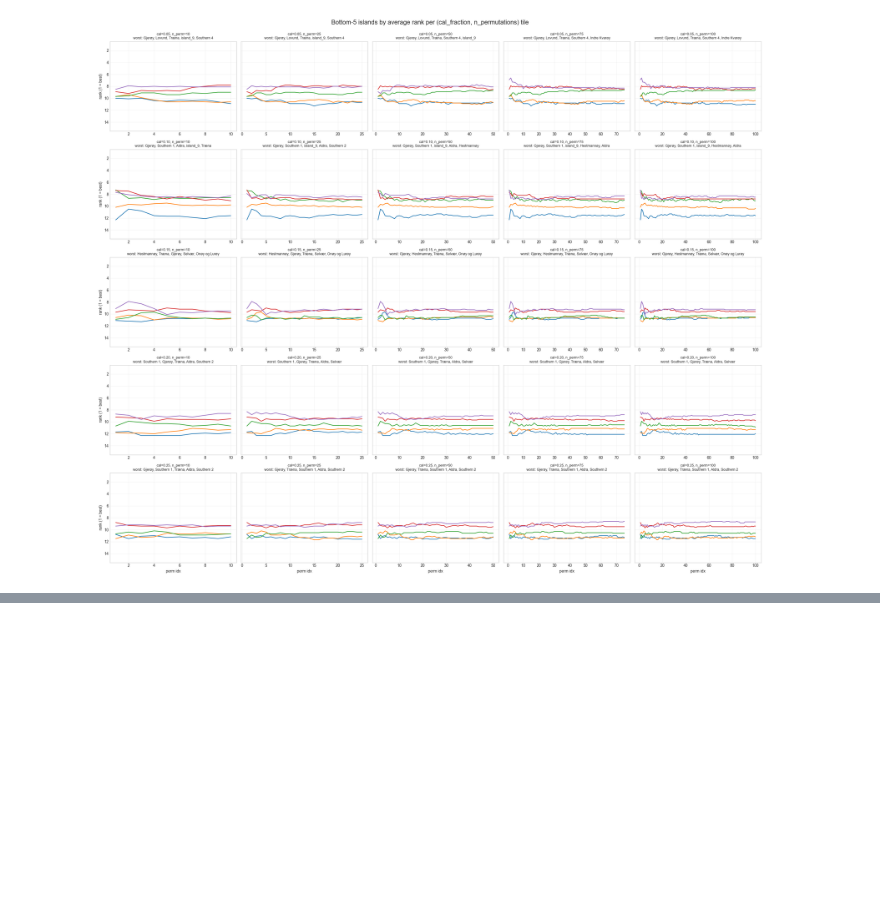
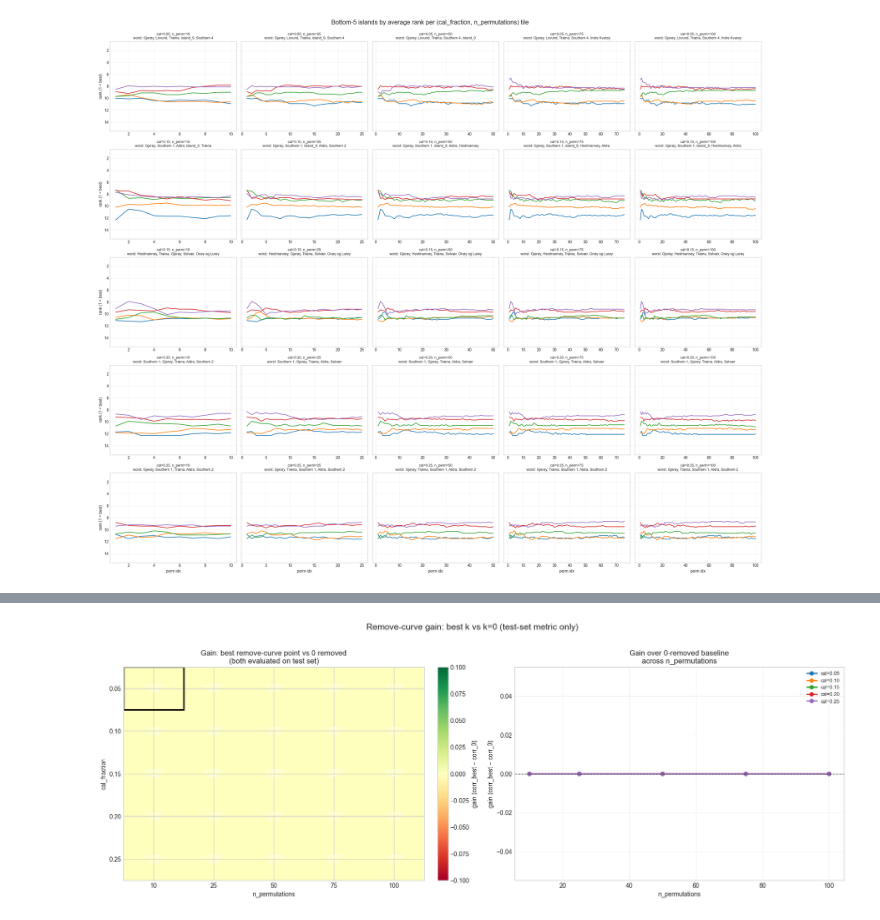
Before and after one commit to simennes/Master_thesis, a Jupyter notebook: notebooks/analyze_tmc_shapley_sweep2.ipynb, the cells around one changed output, grey strips where cells are left out. Saved outputs shown, nothing was run; the diff lists cells and outputs as text; code cells hidden in the pictures; blank space fills up the shorter version.

```diff
--- a/notebooks/analyze_tmc_shapley_sweep2.ipynb
+++ b/notebooks/analyze_tmc_shapley_sweep2.ipynb
@@ -424,3 +424,99 @@ fig.tight_layout()
 plt.show()
 # %% [output]
 [figure]
+# %%
+# Recompute gain: best remove-curve score vs n_removed=0 (both on TEST set)
+import matplotlib.colors as mcolors
+
+# Shapley remove-curve summary (already aggregated across repeats)
+shap_rc = remove_summary_df[remove_summary_df["method"] == "shapley_mean"].copy()
+
+# Baseline: n_removed=0 (all islands, evaluated on test set)
+baseline = (
+    shap_rc[shap_rc["n_removed"] == 0]
+    .rename(columns={"corr_mean": "corr_baseline"})
+    [["n_permutations", "cal_fraction", "corr_baseline"]]
+)
+
+# Best n_removed per (n_permutations, cal_fraction) cell
+best_idx = shap_rc.groupby(["n_permutations", "cal_fraction"])["corr_mean"].idxmax()
+best = shap_rc.loc[best_idx, ["n_permutations", "cal_fraction", "n_removed", "corr_mean"]].copy()
+best = best.rename(columns={"corr_mean": "corr_best", "n_removed": "best_n_removed"})
+
+# Merge and compute gain over baseline
+gain_df = best.merge(baseline, on=["n_permutations", "cal_fraction"])
+gain_df["gain_over_baseline"] = gain_df["corr_best"] - gain_df["corr_baseline"]
+
+print("Gain table (best remove-curve point vs n_removed=0, both on test set):")
+display(gain_df.sort_values(["cal_fraction", "n_permutations"]))
+
+# --- Annotated heatmap ---
+gain_grid = (
+    gain_df.pivot(index="cal_fraction", columns="n_permutations", values="gain_over_baseline")
+    .sort_index(axis=0).sort_index(axis=1)
+)
+best_n_grid = (
+    gain_df.pivot(index="cal_fraction", columns="n_permutations", values="best_n_removed")
+    .sort_index(axis=0).sort_index(axis=1)
+)
+corr0_grid = (
+    gain_df.pivot(index="cal_fraction", columns="n_permutations", values="corr_baseline")
+    .sort_index(axis=0).sort_index(axis=1)
+)
+corr_best_grid = (
+    gain_df.pivot(index="cal_fraction", columns="n_permutations", values="corr_best")
+    .sort_index(axis=0).sort_index(axis=1)
+)
+
+vals = gain_grid.to_numpy(dtype=float)
+vmin, vmax = np.nanmin(vals), np.nanmax(vals)
+
+if vmin < 0 < vmax:
+    norm = mcolors.TwoSlopeNorm(vmin=vmin, vcenter=0.0, vmax=vmax)
+else:
+    norm = mcolors.Normalize(vmin=vmin, vmax=vmax)
+
+fig, axes = plt.subplots(1, 2, figsize=(17, 6.2))
+
+# Panel A: annotated heatmap of gain
+ax = axes[0]
+im = ax.imshow(gain_grid.values, aspect="auto", cmap="RdYlGn", norm=norm)
+ax.set_title("Gain: best remove-curve point vs 0 removed\n(both evaluated on test set)")
+ax.set_xlabel("n_permutations")
+ax.set_ylabel("cal_fraction")
+ax.set_xticks(np.arange(len(gain_grid.columns)))
+ax.set_xticklabels(gain_grid.columns.astype(int).tolist())
+ax.set_yticks(np.arange(len(gain_grid.index)))
+ax.set_yticklabels([f"{x:.2f}" for x in gain_grid.index])
+
+for i in range(gain_grid.shape[0]):
+    for j in range(gain_grid.shape[1]):
+        g_val = gain_grid.iat[i, j]
+        n_rem = int(best_n_grid.iat[i, j])
+        text_color = "black" if abs(g_val) < max(abs(vmin), abs(vmax)) * 0.55 else "white"
+        ax.text(j, i, f"{g_val:+.4f}\n(k={n_rem})", ha="center", va="center", fontsize=8, color=text_color)
+
+best_cell = np.unravel_index(np.nanargmax(vals), vals.shape)
+ax.add_patch(plt.Rectangle((best_cell[1] - 0.5, best_cell[0] - 0.5), 1, 1,
+             fill=False, edgecolor="black", linewidth=2.2))
+cbar = fig.colorbar(im, ax=ax, fraction=0.048, pad=0.04)
+cbar.set_label("gain (corr_best − corr_0)")
+
+# Panel B: trend lines by cal_fraction
+ax = axes[1]
+for cf in gain_grid.index:
+    y = gain_grid.loc[cf].values.astype(float)
+    x = gain_grid.columns.values.astype(int)
+    ax.plot(x, y, marker="o", linewidth=2, label=f"cal={cf:.2f}")
+
+ax.axhline(0, color="black", linestyle="--", linewidth=1, alpha=0.8)
+ax.set_title("Gain over 0-removed baseline\nacross n_permutations")
+ax.set_xlabel("n_permutations")
+ax.set_ylabel("gain (corr_best − corr_0)")
+ax.legend(loc="best", fontsize=8)
+ax.grid(alpha=0.3)
+
+fig.suptitle("Remove-curve gain: best k vs k=0 (test-set metric only)", fontsize=14, y=1.02)
+fig.tight_layout()
+plt.show()
+# %% [output]
@@ -426,0 +541 @@ plt.show()
+[figure, added]
```
Also changed, not shown: parts of 5 cells of this notebook, 9 other files.
